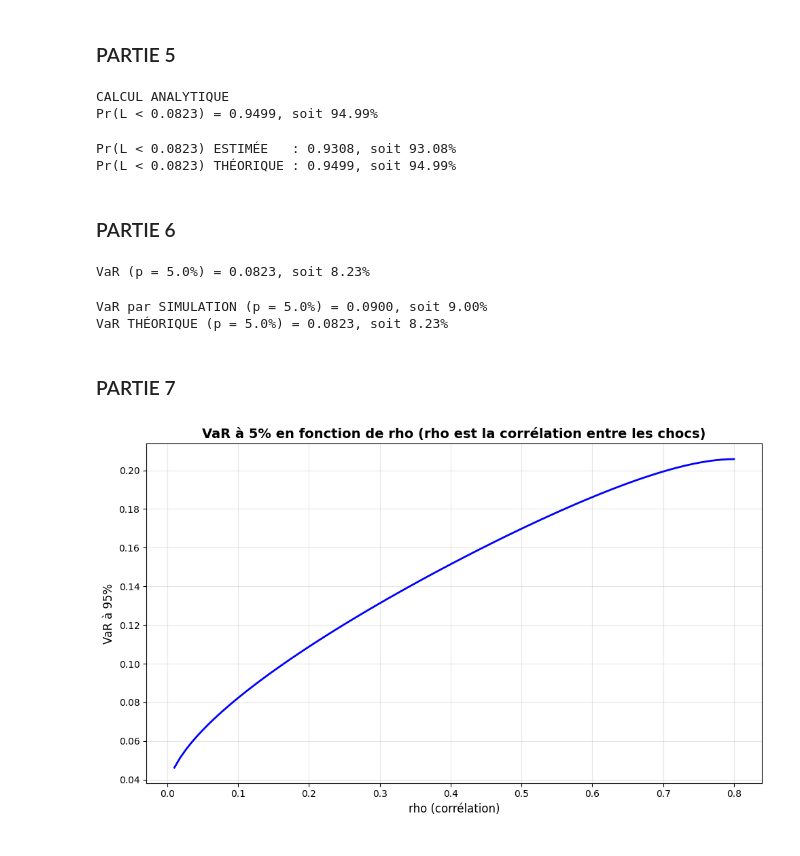
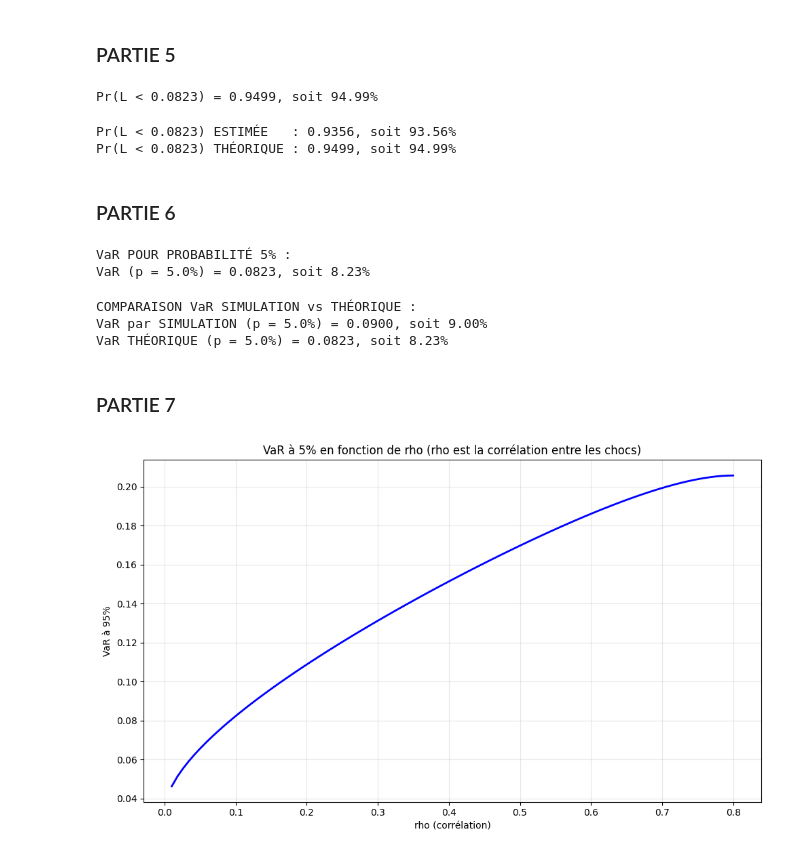
Before and after one commit to Lilas-Bertot/PYTHON-FINA-60232, a Jupyter notebook: Code python.ipynb, the cells around one changed output. Drawn from its saved outputs; the diff is of its cells as text; code cells hidden in the pictures.

```diff
--- a/Code python.ipynb
+++ b/Code python.ipynb
@@ -137,22 +148,20 @@ def fonction_cumulative(x, PD, rho):
     return cumulative
 # %%
 # Calcul de Pr(L < 0.0823)
-x_valeur = 0.0823
+x = 0.0823
 prob_cumulative = fonction_cumulative(x_valeur, PD, rho)
 
-print("CALCUL ANALYTIQUE")
-print(f"Pr(L < {x_valeur}) = {prob_cumulative:.4f}, soit {prob_cumulative*100:.2f}%")
+print(f"Pr(L < {x}) = {prob_cumulative:.4f}, soit {prob_cumulative*100:.2f}%")
 # %% [output]
-CALCUL ANALYTIQUE
 Pr(L < 0.0823) = 0.9499, soit 94.99%
 # %%
 # Calcul de Pr(L < 0.0823) avec simulations
-prob_empirique = np.mean(L < x_valeur)
+prob_empirique = np.mean(L < x)
 
-print(f"Pr(L < {x_valeur}) ESTIMÉE   : {prob_empirique:.4f}, soit {prob_empirique*100:.2f}%")
-print(f"Pr(L < {x_valeur}) THÉORIQUE : {prob_cumulative:.4f}, soit {prob_cumulative*100:.2f}%")
+print(f"Pr(L < {x}) ESTIMÉE   : {prob_empirique:.4f}, soit {prob_empirique*100:.2f}%")
+print(f"Pr(L < {x}) THÉORIQUE : {prob_cumulative:.4f}, soit {prob_cumulative*100:.2f}%")
 # %% [output]
-Pr(L < 0.0823) ESTIMÉE   : 0.9308, soit 93.08%
+Pr(L < 0.0823) ESTIMÉE   : 0.9356, soit 93.56%
 Pr(L < 0.0823) THÉORIQUE : 0.9499, soit 94.99%
 # %% [markdown]
 ### PARTIE 6
@@ -173,16 +182,20 @@ def VaR(p, PD, rho):
 p_val = 0.05
 var_5 = VaR(p_val, PD, rho)
 
+print("VaR POUR PROBABILITÉ 5% :")
 print(f"VaR (p = {p_val*100}%) = {var_5:.4f}, soit {var_5*100:.2f}%")
 # %% [output]
+VaR POUR PROBABILITÉ 5% :
 VaR (p = 5.0%) = 0.0823, soit 8.23%
 # %%
 # Calcul de la VaR avec probabilité de 5% par simulations
 var_empirique = np.percentile(L, (1 - p_val) * 100)
 
+print("COMPARAISON VaR SIMULATION vs THÉORIQUE :")
 print(f"VaR par SIMULATION (p = {p_val*100}%) = {var_empirique:.4f}, soit {var_empirique*100:.2f}%")
 print(f"VaR THÉORIQUE (p = {p_val*100}%) = {var_5:.4f}, soit {var_5*100:.2f}%")
 # %% [output]
+COMPARAISON VaR SIMULATION vs THÉORIQUE :
 VaR par SIMULATION (p = 5.0%) = 0.0900, soit 9.00%
 VaR THÉORIQUE (p = 5.0%) = 0.0823, soit 8.23%
 # %% [markdown]
@@ -190,15 +203,15 @@ VaR THÉORIQUE (p = 5.0%) = 0.0823, soit 8.23%
 # %%
 # Graphique de la VaR en fonction de rho
 rho_values = np.linspace(0.01, 0.8, 100)
 var_values = [VaR(p_val, PD, r) for r in rho_values]
 
 plt.figure(figsize=(10, 6))
 plt.plot(rho_values, var_values, 'b-', linewidth=2)
-plt.title(f"VaR à {p_val*100:.0f}% en fonction de rho (rho est la corrélation entre les chocs)", fontsize=14, fontweight='bold')
-plt.xlabel("rho (corrélation)", fontsize=12)
-plt.ylabel(f"VaR à {(1-p_val)*100:.0f}%", fontsize=12)
+plt.title(f"VaR à {p_val*100:.0f}% en fonction de rho (rho est la corrélation entre les chocs)")
+plt.xlabel("rho (corrélation)")
+plt.ylabel(f"VaR à {(1-p_val)*100:.0f}%")
 plt.grid(True, alpha=0.3)
 plt.tight_layout()
 plt.show()
 # %% [output]
-[figure, old version]
+[figure, new version]
```
Also changed, not shown: parts of 6 cells of this notebook.
